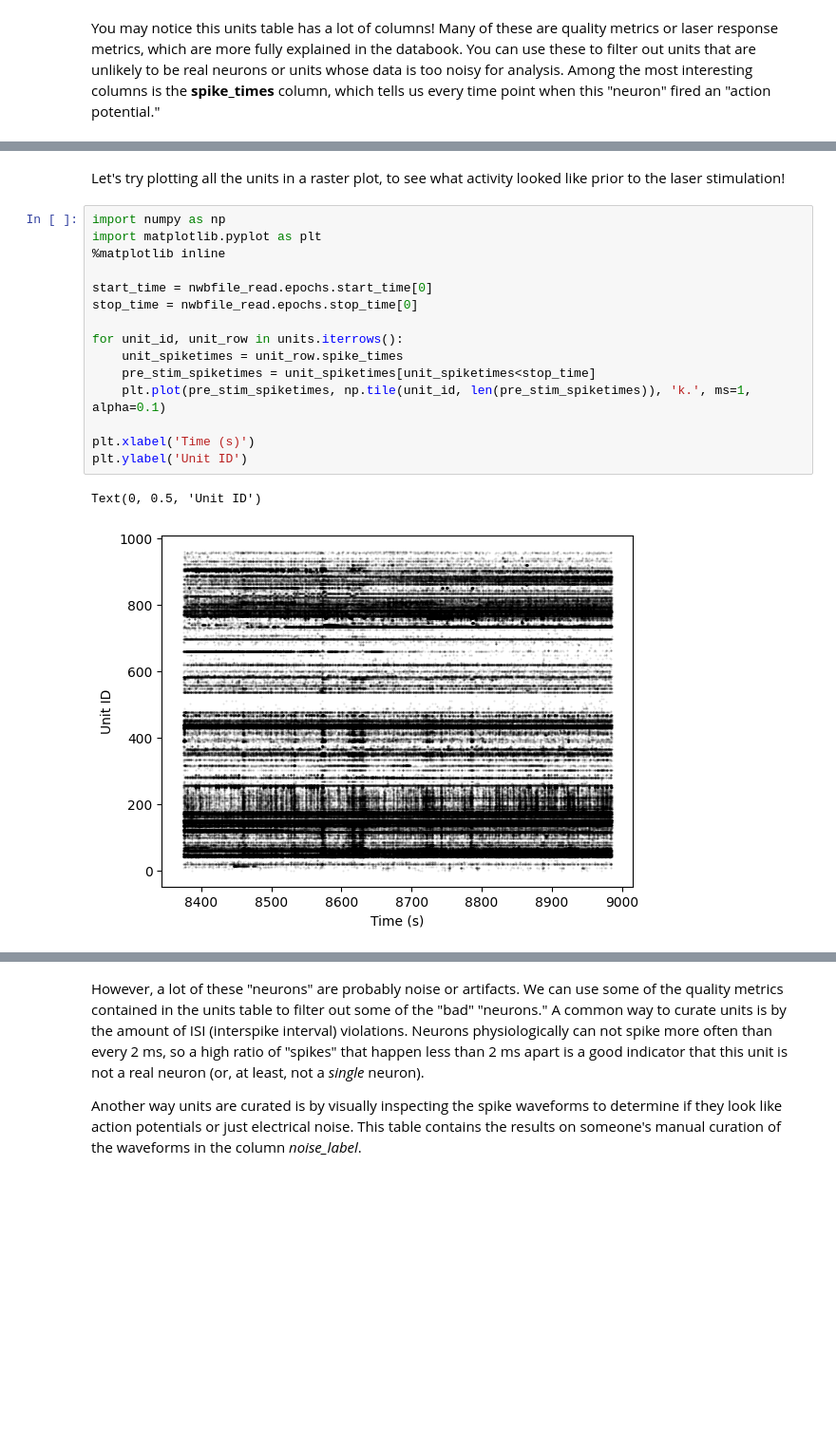
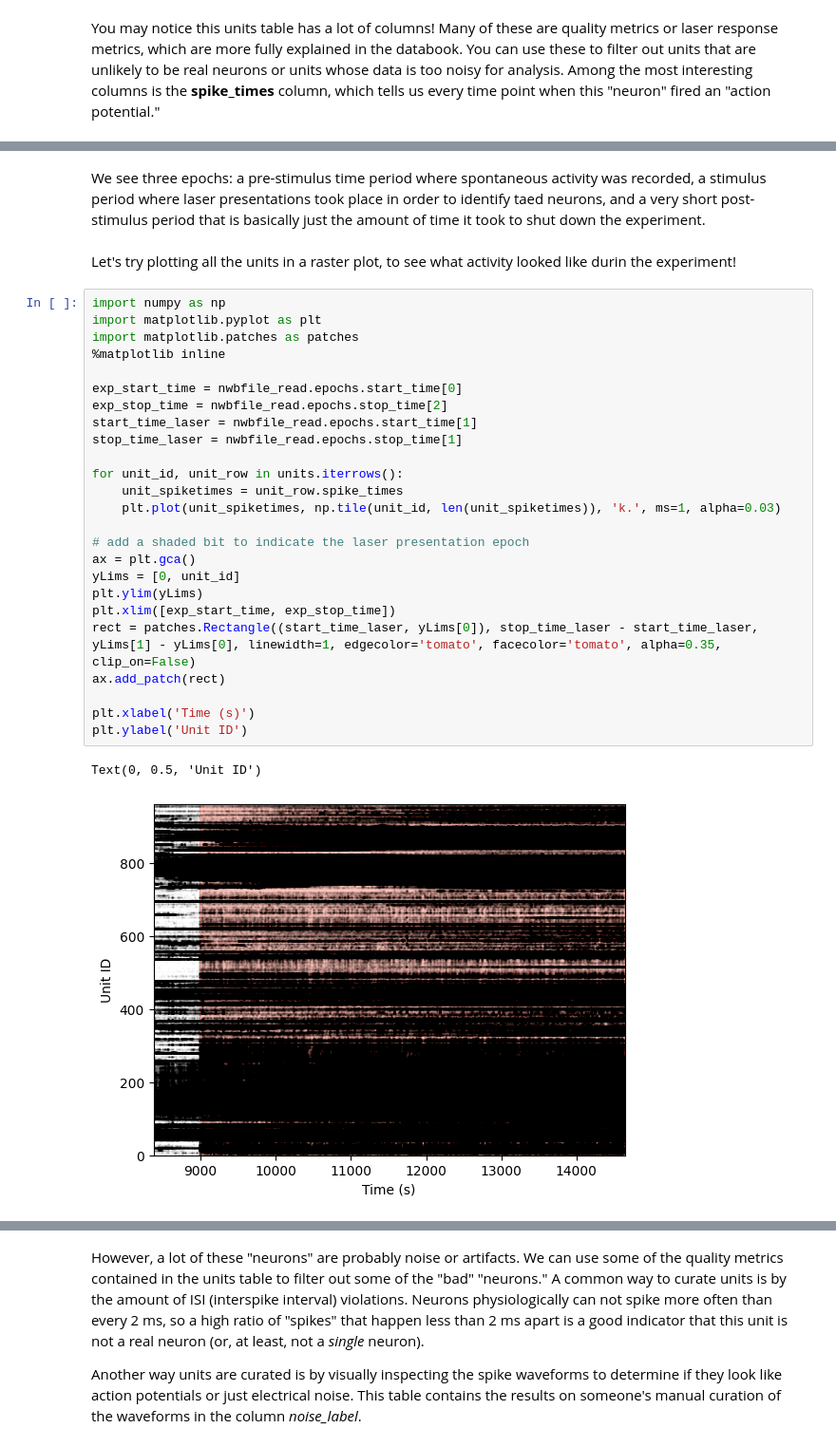
Before and after one commit to AllenSWDB/SWDB-Introductions, a Jupyter notebook: code/Cell_Type_Lookup_Table.ipynb, the cells around one changed output, grey strips where cells are left out. Shown at 95% size. Saved outputs shown, nothing was run; the diff lists cells and outputs as text; blank space fills up the shorter version.

Commit message:
Added questions to be answered by data set, plot with epochs indicated for Saskia, homework questions.

```diff
--- a/code/Cell_Type_Lookup_Table.ipynb
+++ b/code/Cell_Type_Lookup_Table.ipynb
@@ -66,20 +91,32 @@ You may notice this units table has a lot of columns! Many of these are quality
+# %% [markdown]
+We see three epochs: a pre-stimulus time period where spontaneous activity was recorded, a stimulus period where laser presentations took place in order to identify taed neurons, and a very short post-stimulus period that is basically just the amount of time it took to shut down the experiment.
 # %% [markdown]
-Let's try plotting all the units in a raster plot, to see what activity looked like prior to the laser stimulation!
+Let's try plotting all the units in a raster plot, to see what activity looked like durin the experiment!
 # %%
 import numpy as np
 import matplotlib.pyplot as plt
+import matplotlib.patches as patches
 %matplotlib inline
 
-start_time = nwbfile_read.epochs.start_time[0]
-stop_time = nwbfile_read.epochs.stop_time[0]
+exp_start_time = nwbfile_read.epochs.start_time[0]
+exp_stop_time = nwbfile_read.epochs.stop_time[2]
+start_time_laser = nwbfile_read.epochs.start_time[1]
+stop_time_laser = nwbfile_read.epochs.stop_time[1]
 
 for unit_id, unit_row in units.iterrows():
     unit_spiketimes = unit_row.spike_times
-    pre_stim_spiketimes = unit_spiketimes[unit_spiketimes<stop_time]
-    plt.plot(pre_stim_spiketimes, np.tile(unit_id, len(pre_stim_spiketimes)), 'k.', ms=1, alpha=0.1)
+    plt.plot(unit_spiketimes, np.tile(unit_id, len(unit_spiketimes)), 'k.', ms=1, alpha=0.03)
+
+# add a shaded bit to indicate the laser presentation epoch
+ax = plt.gca()
+yLims = [0, unit_id]
+plt.ylim(yLims)
+plt.xlim([exp_start_time, exp_stop_time])
+rect = patches.Rectangle((start_time_laser, yLims[0]), stop_time_laser - start_time_laser, yLims[1] - yLims[0], linewidth=1, edgecolor='tomato', facecolor='tomato', alpha=0.35, clip_on=False)
+ax.add_patch(rect)
 
 plt.xlabel('Time (s)')
 plt.ylabel('Unit ID')
 # %% [output]
 Text(0, 0.5, 'Unit ID')
-[figure, old version]
+[figure, new version]
```
Also changed, not shown: parts of 9 cells of this notebook.
